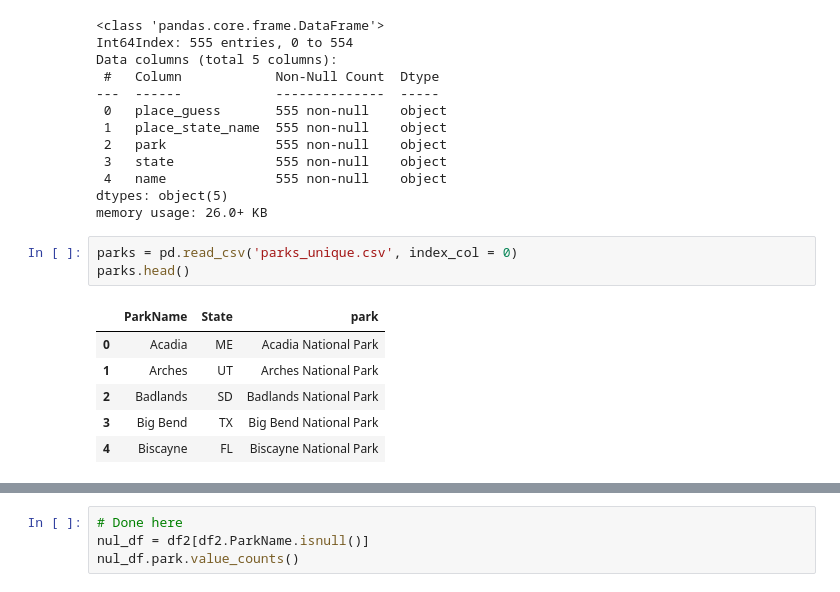
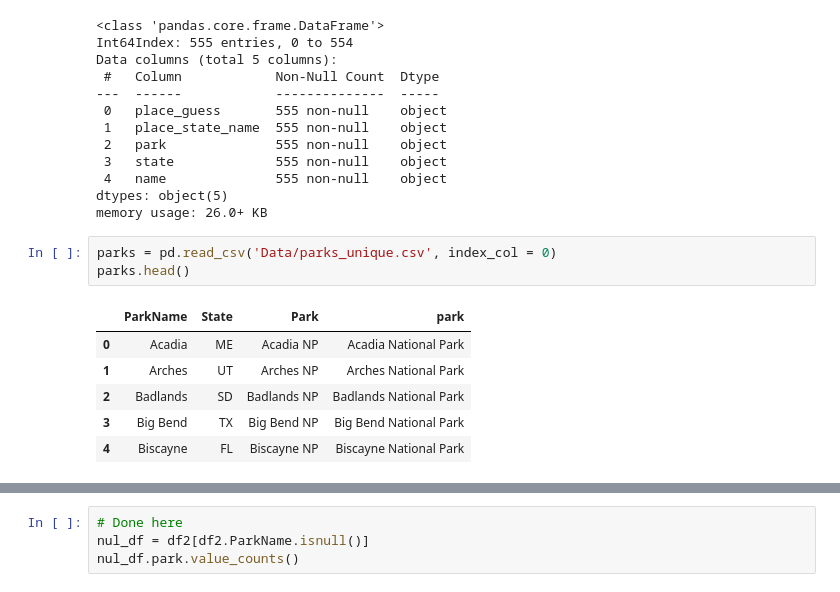
Before and after one commit to vgjaq/National-Park-Capstone-Project, a Jupyter notebook: DataW_obs_merge.ipynb, the cells around one changed output, grey strips where cells are left out. Cells and saved outputs as stored; diff of their text form.

```diff
--- a/DataW_obs_merge.ipynb
+++ b/DataW_obs_merge.ipynb
@@ -333,12 +345,12 @@ Data columns (total 5 columns):
 dtypes: object(5)
 memory usage: 26.0+ KB
 # %%
-parks = pd.read_csv('parks_unique.csv', index_col = 0)
+parks = pd.read_csv('Data/parks_unique.csv', index_col = 0)
 parks.head()
 # %% [output]
-|  | ParkName | State | park |
-| 0 | Acadia | ME | Acadia National Park |
-| 1 | Arches | UT | Arches National Park |
-| 2 | Badlands | SD | Badlands National Park |
-| 3 | Big Bend | TX | Big Bend National Park |
-| 4 | Biscayne | FL | Biscayne National Park |
+|  | ParkName | State | Park | park |
+| 0 | Acadia | ME | Acadia NP | Acadia National Park |
+| 1 | Arches | UT | Arches NP | Arches National Park |
+| 2 | Badlands | SD | Badlands NP | Badlands National Park |
+| 3 | Big Bend | TX | Big Bend NP | Big Bend National Park |
+| 4 | Biscayne | FL | Biscayne NP | Biscayne National Park |
```
Also changed, not shown: parts of 18 cells of this notebook, 16 other files.
